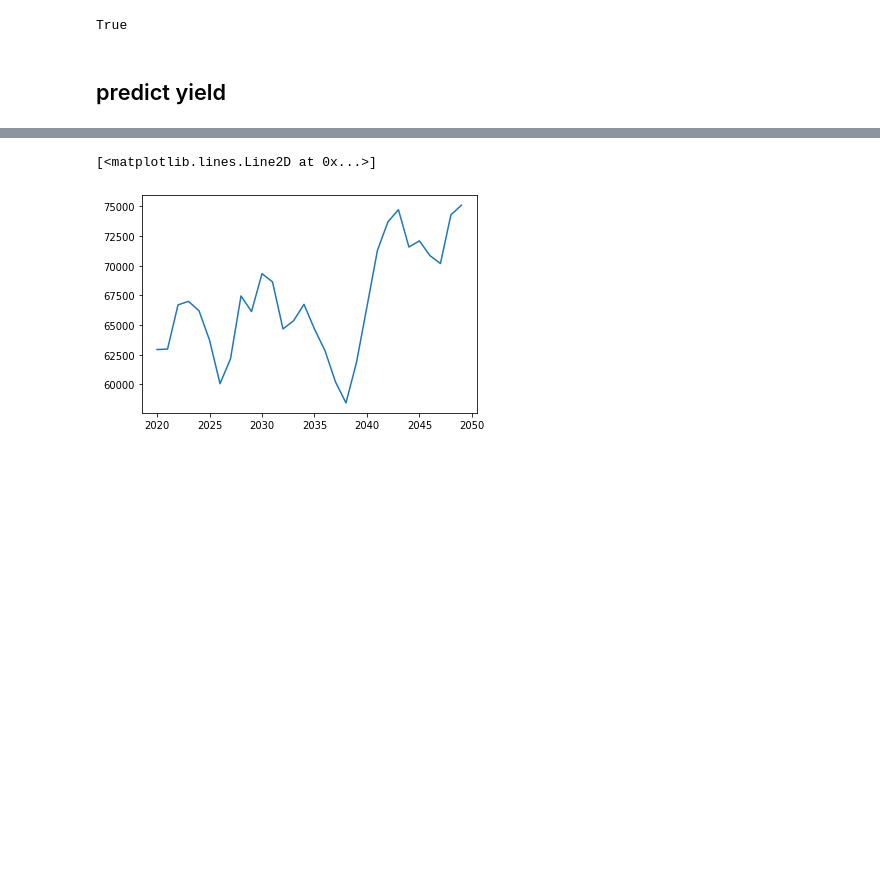
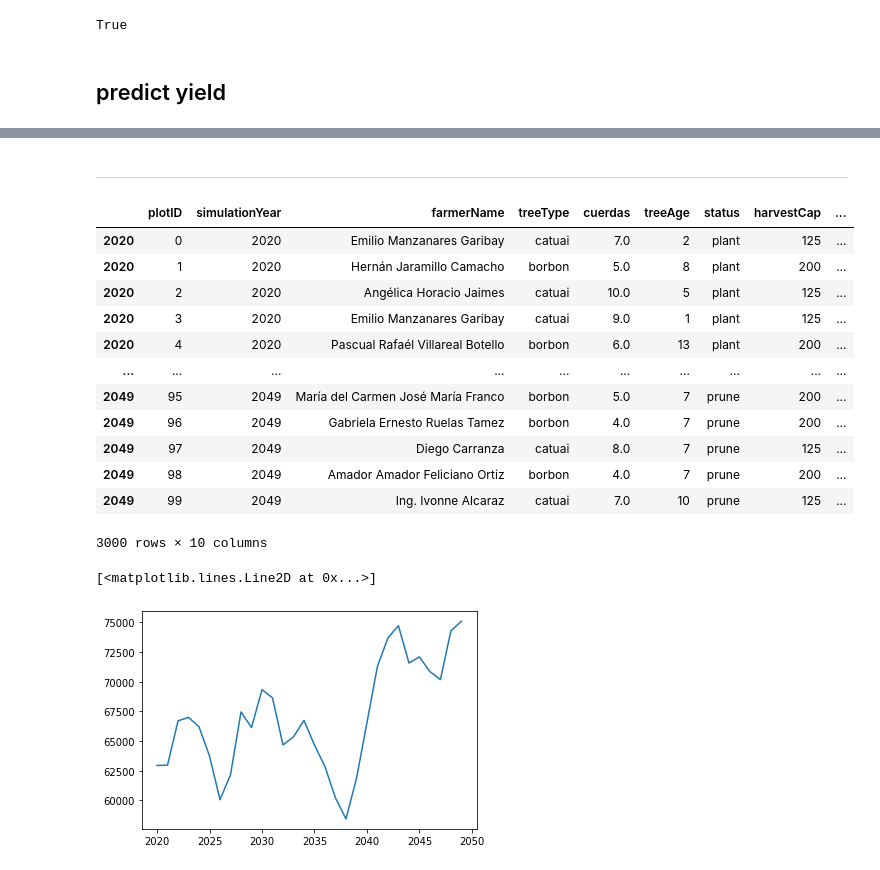
Before and after one commit to mindthegrow/cafelytics, a Jupyter notebook: reWrite.ipynb, the cells around one changed output, grey strips where cells are left out. Cells and saved outputs as stored; diff of their text form; code cells hidden in the pictures; blank space fills up the shorter version.

```diff
--- a/reWrite.ipynb
+++ b/reWrite.ipynb
@@ -382,57 +383,64 @@ from dataclasses import dataclass, field
 from numbers import Number
 import datetime
 import random
-
+import math
 
 @dataclass
 class Plot:
-    area: float
+    num: int = 1  # crops / unit of area
+    area: float = 1.0
     plot_id: int = 0
     species: str = field(default_factory=str)
     unit: str = 'cuerdas'
     origin: datetime = datetime.datetime(2020, 1, 1, 0, 0)
 
-    def show(self):
+    def show(self) -> str:
         return self.__repr__()
 
-    @property
-    def age(self):
-        return datetime.datetime.today() - self.origin
+    def age(self, current_time=datetime.datetime.today()) -> datetime.timedelta:
+        return current_time - self.origin
 
     @property
-    def years(self):
+    def years(self) -> int:
         return round(self.age.days/365.25)
 
     @property
-    def days(self):
+    def days(self) -> int:
         return self.age.days
 
     @property
-    def mins(self):
+    def mins(self) -> int:
         return round(self.age.seconds/60)
 
     @staticmethod
-    def date(time):
-        if isinstance(time, Number):
+    def to_datetime(time) -> datetime.datetime:
+        if isinstance(time, Number):  # assumes `time` = year
             return datetime.datetime(round(time), 1, 1, 0, 0)
-        elif isinstance(time, datetime):
+        elif isinstance(time, datetime.datetime):
             return time
         else:
             raise ValueError(f"Please specify a valid time. Given {type(time)}")
 
     @classmethod
     def from_series(cls, series):
-        return cls(
+        return cls.from_density(
+            density=1.0,
             plot_id=series.plotID,
             species=series.treeType,
             area=series.numCuerdas,
             unit='cuerdas',
-            origin=cls.date(series.yearPlanted),
+            origin=cls.to_datetime(series.yearPlanted),
         )
 
     @classmethod
     def from_dict(cls, dict):
         return cls.from_series(pd.Series(dict))
+
+    @classmethod
+    def from_density(cls, density: float = 1.0, **kwargs):
+        plot = cls(**kwargs)
+        plot.num = math.floor(plot.area * density)
+        return plot
 # %%
 Plot(0.7)
 # %% [output]
@@ -623,3 +705,5 @@ plt.hist(harvest)
+# %% [markdown]
+---
 # %%
 class Plot:
 
@@ -760,7 +844,7 @@ def initAllPlots(simData, year = 2020, treeAttributes = treeAttributes):
 
     return(plotClasses)
 # %%
-def simulate(eventData = simData, startYear = 2020, years = 30, treeAttributes = treeAttributes):
+def simulate(eventData, treeAttributes, startYear = 2020, years = 30):
     plotClasses = []
     # simulationDf = pd.DataFrame()
     currentYear = startYear
@@ -796,6 +880,22 @@ def simulate(eventData = simData, startYear = 2020, years = 30, treeAttributes =
 
     return(simulationDf)
 # %%
-x = simulate()
+x = simulate(simData, treeAttributes)
+# %%
+x
+# %% [output]
+|  | plotID | simulationYear | farmerName | treeType | cuerdas | treeAge | status | harvestCap | ... |
+| 2020 | 0 | 2020 | Emilio Manzanares Garibay | catuai | 7.0 | 2 | plant | 125 | ... |
+| 2020 | 1 | 2020 | Hernán Jaramillo Camacho | borbon | 5.0 | 8 | plant | 200 | ... |
+| 2020 | 2 | 2020 | Angélica Horacio Jaimes | catuai | 10.0 | 5 | plant | 125 | ... |
+| 2020 | 3 | 2020 | Emilio Manzanares Garibay | catuai | 9.0 | 1 | plant | 125 | ... |
+| 2020 | 4 | 2020 | Pascual Rafaél Villareal Botello | borbon | 6.0 | 13 | plant | 200 | ... |
+| ... | ... | ... | ... | ... | ... | ... | ... | ... | ... |
+| 2049 | 95 | 2049 | María del Carmen José María Franco | borbon | 5.0 | 7 | prune | 200 | ... |
+| 2049 | 96 | 2049 | Gabriela Ernesto Ruelas Tamez | borbon | 4.0 | 7 | prune | 200 | ... |
+| 2049 | 97 | 2049 | Diego Carranza | catuai | 8.0 | 7 | prune | 125 | ... |
+| 2049 | 98 | 2049 | Amador Amador Feliciano Ortiz | borbon | 4.0 | 7 | prune | 200 | ... |
+| 2049 | 99 | 2049 | Ing. Ivonne Alcaraz | catuai | 7.0 | 10 | prune | 125 | ... |
+3000 rows × 10 columns
 # %%
 projection = x.groupby(['plotID', 'simulationYear']).sum()['harvest'].groupby('simulationYear').sum()
```
Also changed, not shown: parts of 40 cells of this notebook.
